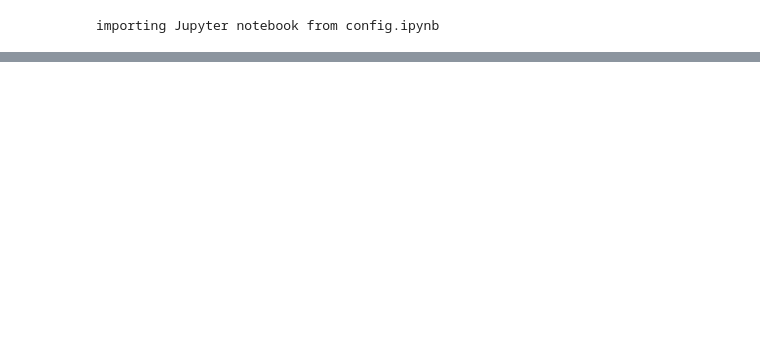
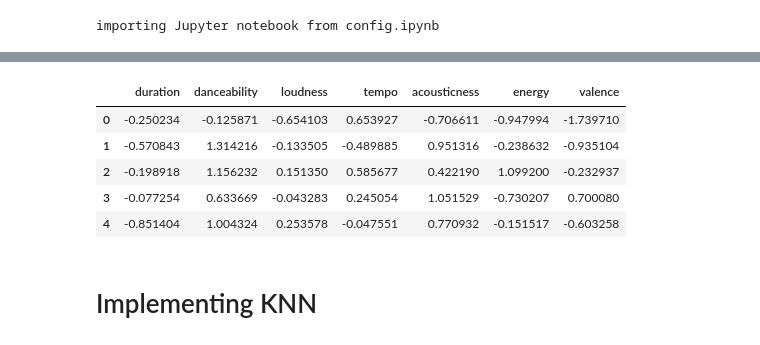
Before and after one commit to bailscodesstuff/Spotify-Music-Taste-Analysis-Project, a Jupyter notebook: 1-Funtimez.ipynb, the cells around one changed output, grey strips where cells are left out. Saved outputs shown, nothing was run; the diff lists cells and outputs as text; code cells hidden in the pictures; blank space fills up the shorter version.

```diff
--- a/1-Funtimez.ipynb
+++ b/1-Funtimez.ipynb
@@ -50,0 +138,7 @@ pprint.pprint(song_info['items'][14])
+# %%
+## implement the knn algorithm
+from sklearn.preprocessing import StandardScaler
+scaler = StandardScaler()
+# %%
+# fit the dataset but remove non-numerical values and the target classes.
+scaler.fit(merged_df.drop(['username','artist','artist_id','explicit','track_name','id'], axis=1))
@@ -50,0 +147,2 @@ pprint.pprint(song_info['items'][14])
+# %%
+scaled_features = scaler.transform(merged_df.drop(['username','artist','artist_id','explicit','track_name','id'], axis=1))
@@ -50,0 +165,10 @@ pprint.pprint(song_info['items'][14])
+# %%
+df_features = pd.DataFrame(scaled_features, columns=merged_df.columns[6:])
+df_features.head()
+# %% [output]
+|  | duration | danceability | loudness | tempo | acousticness | energy | valence |
+| 0 | -0.250234 | -0.125871 | -0.654103 | 0.653927 | -0.706611 | -0.947994 | -1.739710 |
+| 1 | -0.570843 | 1.314216 | -0.133505 | -0.489885 | 0.951316 | -0.238632 | -0.935104 |
+| 2 | -0.198918 | 1.156232 | 0.151350 | 0.585677 | 0.422190 | 1.099200 | -0.232937 |
+| 3 | -0.077254 | 0.633669 | -0.043283 | 0.245054 | 1.051529 | -0.730207 | 0.700080 |
+| 4 | -0.851404 | 1.004324 | 0.253578 | -0.047551 | 0.770932 | -0.151517 | -0.603258 |
@@ -50,0 +184,2 @@ pprint.pprint(song_info['items'][14])
+# %% [markdown]
+# Implementing KNN
```
Also changed, not shown: parts of 27 cells of this notebook.
